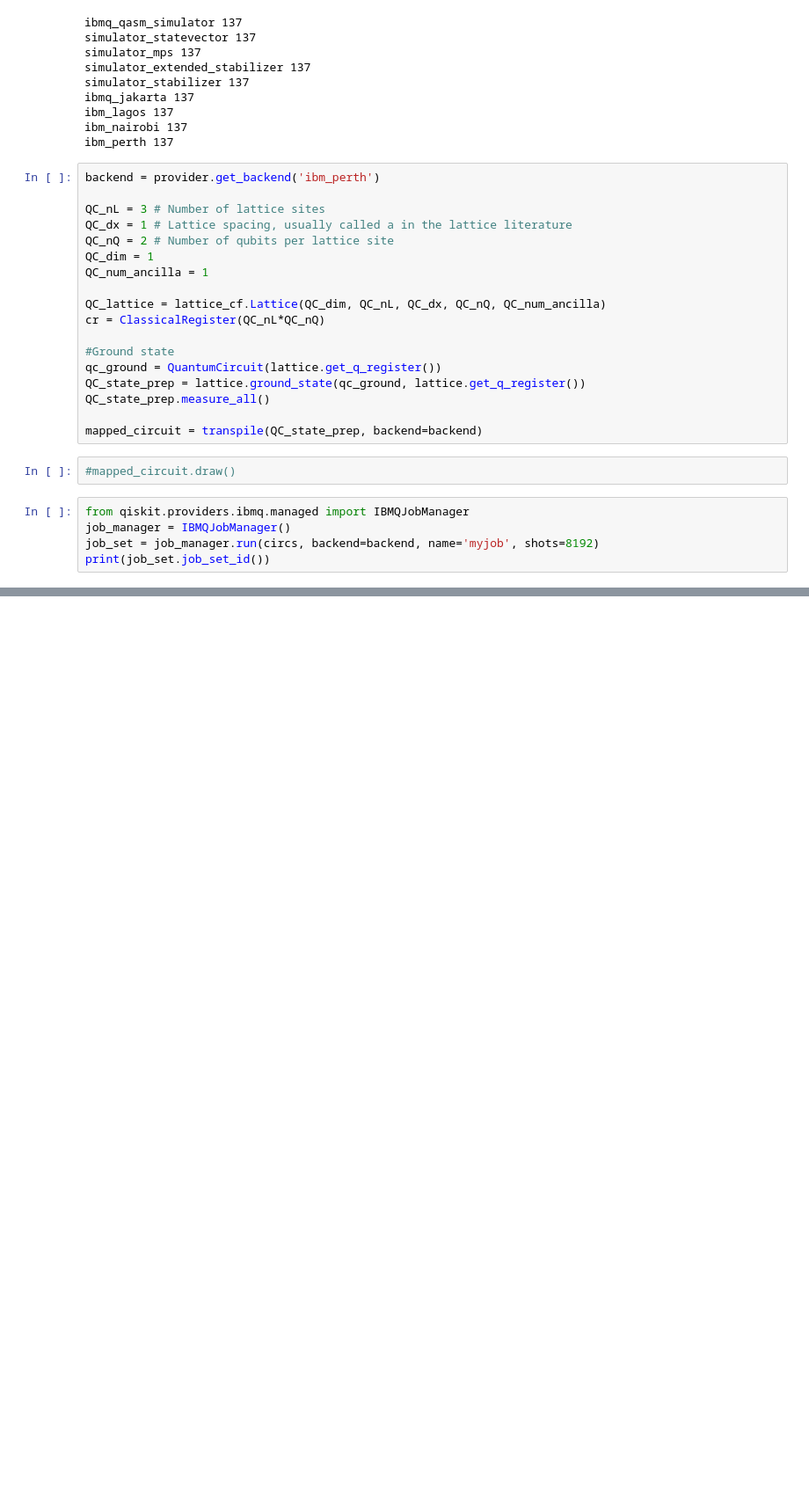
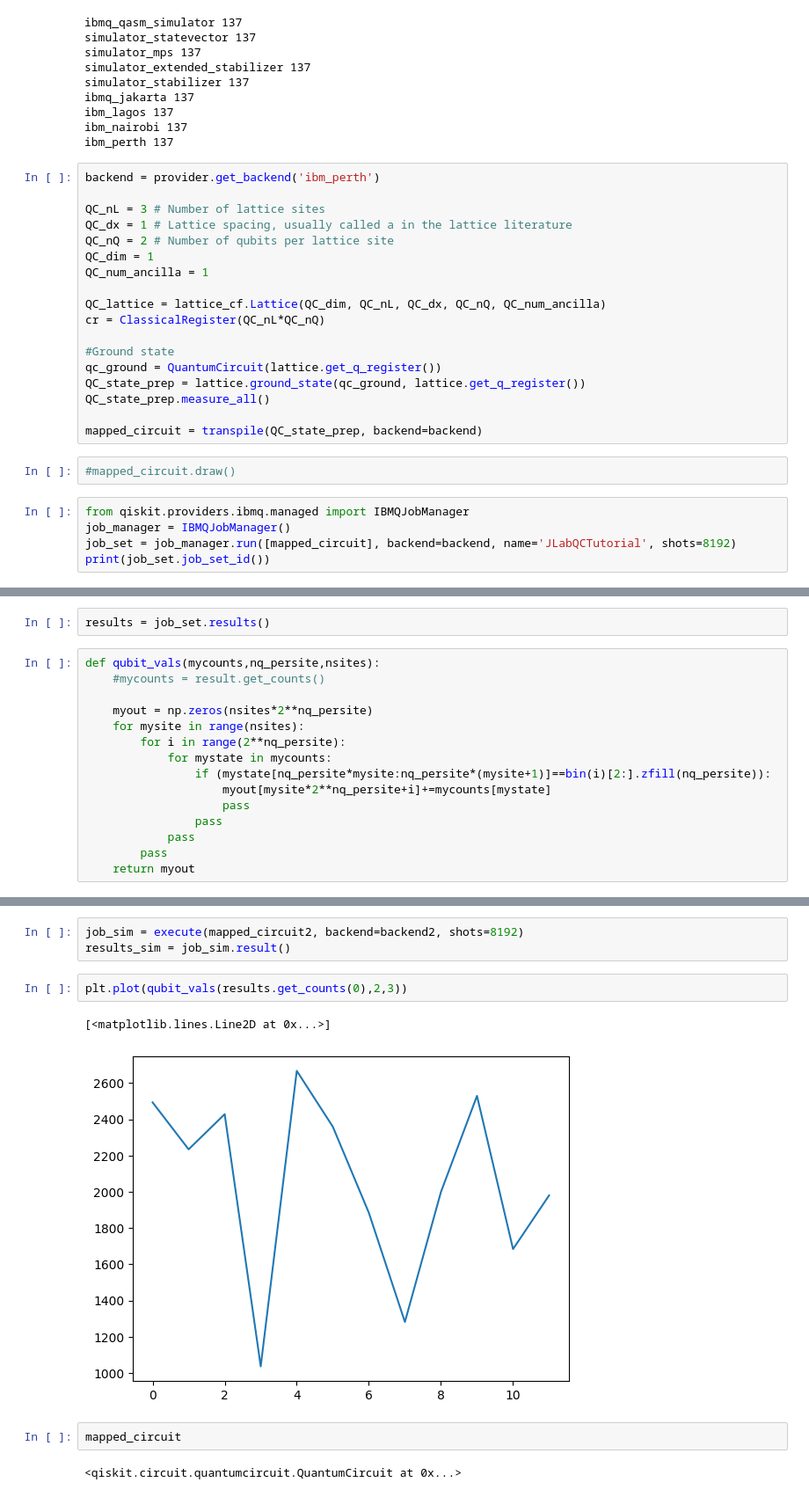
Before and after one commit to LBNL-HEP-QIS/QCLatticeJLabTutorial, a Jupyter notebook: lattice_qft/lattice_qft/examples/IBMQ.ipynb, the cells around one changed output, grey strips where cells are left out. Shown: that part at 88% size. Cells and saved outputs as stored; diff of their text form; blank space fills up the shorter version.

Commit message:
added results from IBQM

```diff
--- a/lattice_qft/lattice_qft/examples/IBMQ.ipynb
+++ b/lattice_qft/lattice_qft/examples/IBMQ.ipynb
@@ -102,5 +103,5 @@ mapped_circuit = transpile(QC_state_prep, backend=backend)
 # %%
 from qiskit.providers.ibmq.managed import IBMQJobManager
 job_manager = IBMQJobManager()
-job_set = job_manager.run(circs, backend=backend, name='myjob', shots=8192)
+job_set = job_manager.run([mapped_circuit], backend=backend, name='JLabQCTutorial', shots=8192)
 print(job_set.job_set_id())
@@ -106,0 +114,17 @@ print(job_set.job_set_id())
+# %%
+results = job_set.results()
+# %%
+def qubit_vals(mycounts,nq_persite,nsites):
+    #mycounts = result.get_counts()
+
+    myout = np.zeros(nsites*2**nq_persite)
+    for mysite in range(nsites):
+        for i in range(2**nq_persite):
+            for mystate in mycounts:
+                if (mystate[nq_persite*mysite:nq_persite*(mysite+1)]==bin(i)[2:].zfill(nq_persite)):
+                    myout[mysite*2**nq_persite+i]+=mycounts[mystate]
+                    pass
+                pass
+            pass
+        pass
+    return myout
@@ -106,0 +140,12 @@ print(job_set.job_set_id())
+# %%
+job_sim = execute(mapped_circuit2, backend=backend2, shots=8192)
+results_sim = job_sim.result()
+# %%
+plt.plot(qubit_vals(results.get_counts(0),2,3))
+# %% [output]
+[<matplotlib.lines.Line2D at 0x...>]
+[figure, added]
+# %%
+mapped_circuit
+# %% [output]
+<qiskit.circuit.quantumcircuit.QuantumCircuit at 0x...>
```
Also changed, not shown: parts of 4 cells of this notebook.
